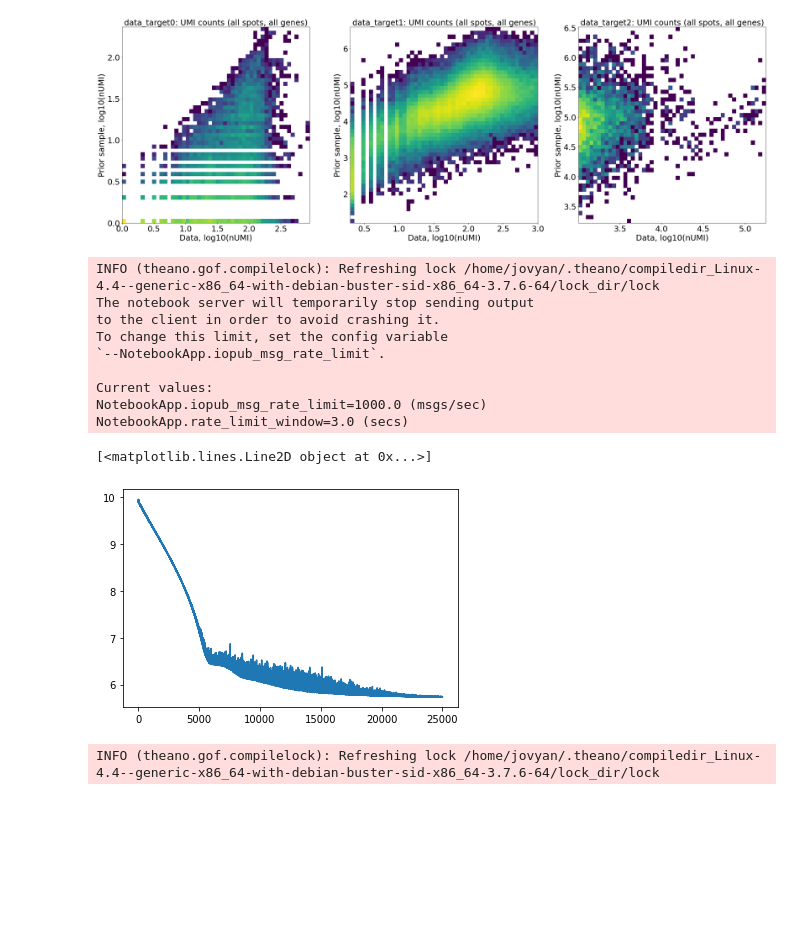
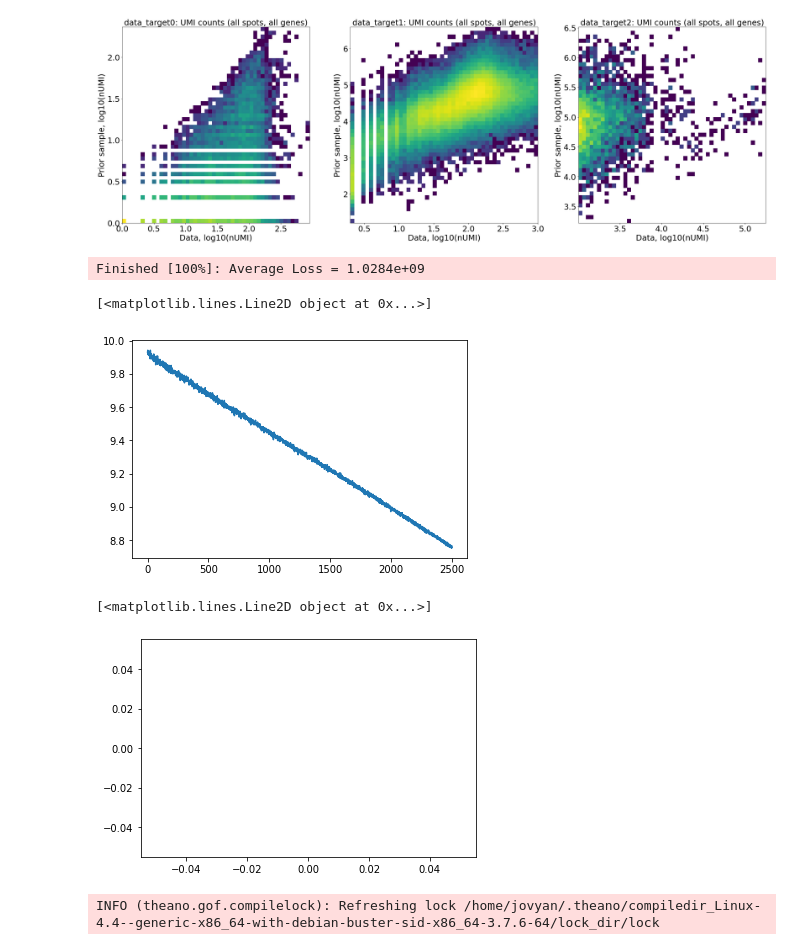
Before and after one commit to AlexanderAivazidis/KR_NAS, a Jupyter notebook: notebooks/GeoMxModel_V1.ipynb, the cells around one changed output. Saved outputs shown, nothing was run; the diff lists cells and outputs as text; code cells hidden in the pictures; blank space fills up the shorter version.

```diff
--- a/notebooks/GeoMxModel_V1.ipynb
+++ b/notebooks/GeoMxModel_V1.ipynb
@@ -11,9 +11,9 @@ from plotnine import *
 import matplotlib.pyplot as plt
 import matplotlib
 data_type = 'float32'
-os.environ["THEANO_FLAGS"] = 'device=cpu,floatX=' + data_type + ',force_device=True' + ',dnn.enabled=False'
+os.environ["THEANO_FLAGS"] = 'device=cuda,floatX=' + data_type + ',force_device=True' + ',dnn.enabled=False'
 # /nfs/team283/vk7/software/miniconda3farm5/envs/cellpymc/bin/pip install git+https://github.com/vitkl/cell2location.git
-path = '/home/jovyan/'
+path = '/nfs/team283/aa16/'
 from matplotlib import rcParams
 import seaborn as sns
 # scanpy prints a lot of warnings
@@ -51,14 +51,14 @@ negProbes = negProbes.drop('Unnamed: 0',1)
 negProbes = negProbes.rename(index=genes)
 negProbes = negProbes.astype('int')
 negProbes = negProbes[counts.keys()]
-polioudakis = pd.read_csv('/home/jovyan/data/fetalBrain/Polioudakis/cellStateMatrix.csv')
+polioudakis = pd.read_csv('/nfs/team283/brainData/human_fetal/Polioudakis2019/cellStateMatrix.csv')
 genes = polioudakis.iloc[:,0]
 polioudakis = polioudakis.drop('Unnamed: 0',1)
 polioudakis = polioudakis.rename(index=genes)
 
 # Choose which ROIs and genes to use, e.g. top 100 markers of each cell type:
 rSlides = ('00MU', '00MV', '00MV-2')
-markers = pd.read_csv('/home/jovyan/data/fetalBrain/Polioudakis/clusterMarkers.csv')
+markers = pd.read_csv('/nfs/team283/brainData/human_fetal/Polioudakis2019/clusterMarkers.csv')
 
 N = 100
 columnNames = np.unique(markers['cluster'])
@@ -383,7 +386,7 @@ np.where(metadata_subset['AOI_type'] == 'HOPXpos')
 # %%
 mod1 = GeoMxCounts(
         X_data, Y_data,
-        data_type='float32', n_iter=25000,
+        data_type='float32', n_iter=2500,
         learning_rate=0.001,
         total_grad_norm_constraint=200,
         verbose=False, var_names= np.array(counts_subset.index), obs_names=np.array(counts_subset.keys()))
@@ -395,29 +398,16 @@ mod1.plot_prior_vs_data()
 # %%
 mod1.fit_advi(n=1, method='advi')
 # %% [output]
-INFO (theano.gof.compilelock): Refreshing lock /home/jovyan/.theano/compiledir_Linux-4.4--generic-x86_64-with-debian-buster-sid-x86_64-3.7.6-64/lock_dir/lock
-The notebook server will temporarily stop sending output
-to the client in order to avoid crashing it.
-To change this limit, set the config variable
-`--NotebookApp.iopub_msg_rate_limit`.
-
-Current values:
-NotebookApp.iopub_msg_rate_limit=1000.0 (msgs/sec)
-NotebookApp.rate_limit_window=3.0 (secs)
+Finished [100%]: Average Loss = 1.0284e+09
-# %%
-# mod1.plot_history()
-iter_start = 0
-iter_end = -1
-for i in mod1.mean_field.keys():
-    print(plt.plot(np.log10(mod1.mean_field[i].hist[iter_start:iter_end])));
-
-
-# plt.show()
-# mod1.plot_history(20000)
-#mod1.mean_field['init_1'].hist
-# %% [output]
-[<matplotlib.lines.Line2D object at 0x...>]
-[figure, removed]
+# %%
+mod1.plot_history()
+plt.show()
+mod1.plot_history(20000)
+# %% [output]
+[<matplotlib.lines.Line2D object at 0x...>]
+[figure, added]
+[<matplotlib.lines.Line2D object at 0x...>]
+[figure, added]
 # %%
 mod1.sample_posterior(node='all', n_samples=1000, save_samples=False);
 # %% [output]
```
Also changed, not shown: parts of 1 cell of this notebook, 6 other files.
